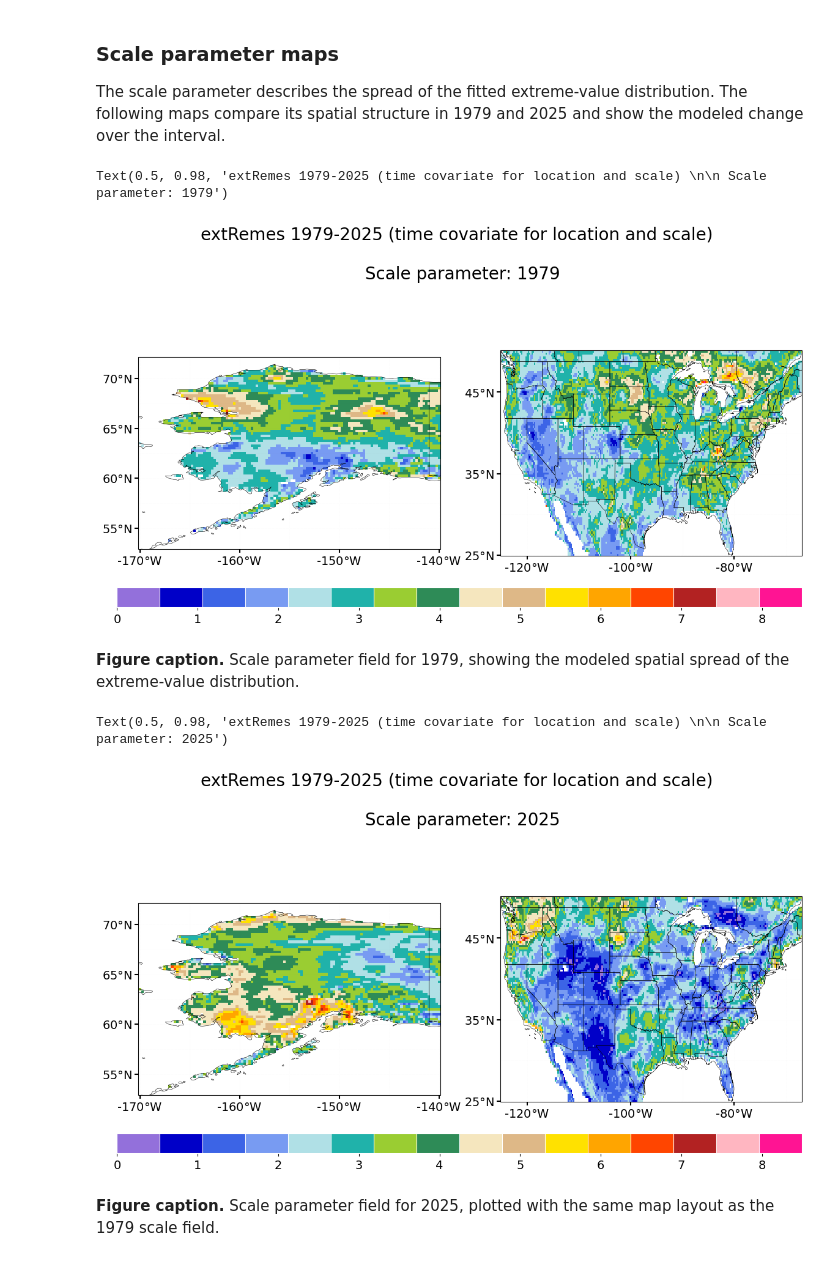
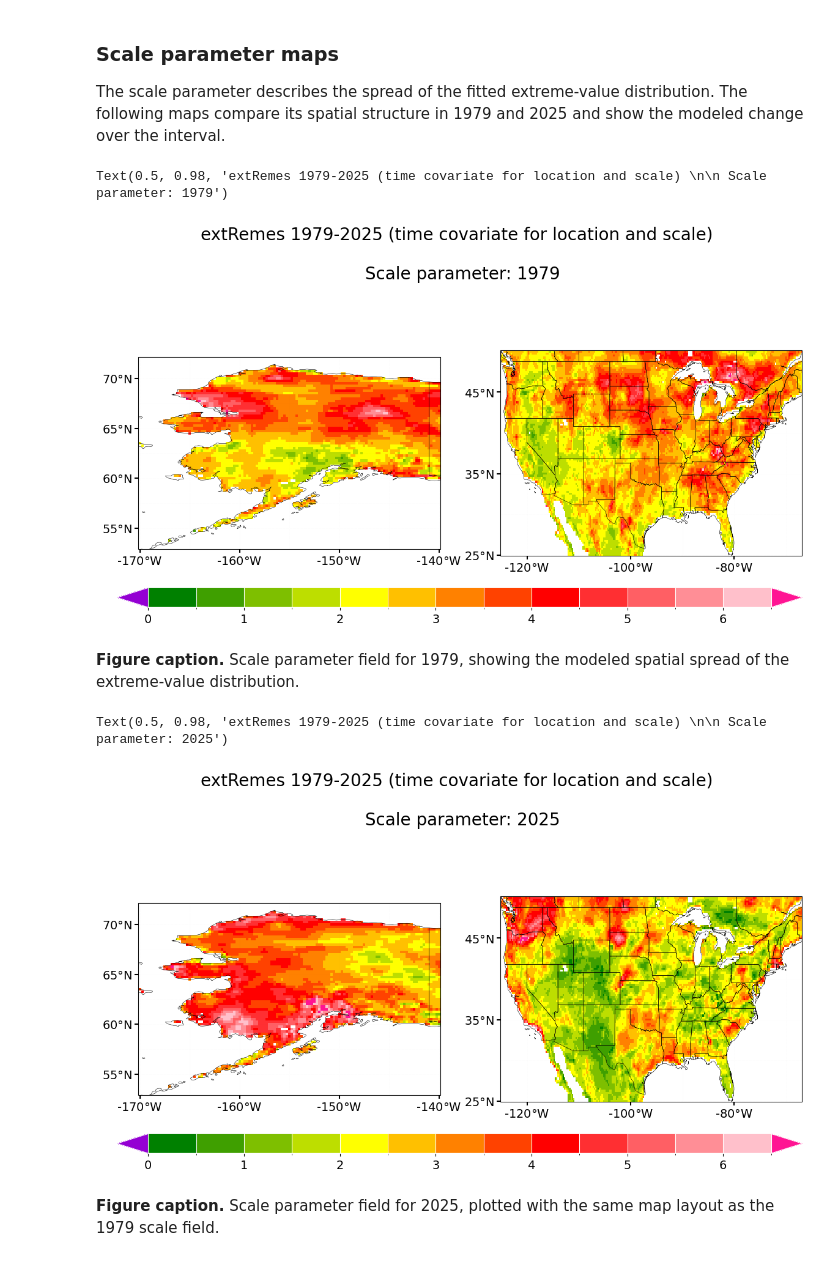
Before and after one commit to GaelleHervieux/TXx, a Jupyter notebook: TXx_USA_plots_extremes_1979.ipynb, the cells around one changed output. Drawn from its saved outputs; the diff is of its cells as text; code cells hidden in the pictures.

```diff
--- a/TXx_USA_plots_extremes_1979.ipynb
+++ b/TXx_USA_plots_extremes_1979.ipynb
@@ -247,8 +262,11 @@ Text(0.5, 0.98, 'extRemes 1979-2025 (time covariate for location and scale) \n\n
 
 The location parameter represents the central level of the fitted extreme-value distribution. These maps show its spatial pattern in 1979, its pattern in 2025, and the change between the two years.
 # %%
-clevs = np.arange(30,130,5)
-cmap = plt.get_cmap(cmaps.amwg,len(clevs)).copy()
+clevs = np.arange(30,130,10)
+cmap = plt.get_cmap(cmapI,len(clevs)).copy()
+cmap.set_under('darkviolet')
+cmap.set_over('deeppink')
+norm = mcolors.BoundaryNorm(boundaries=clevs, ncolors=cmap.N)
 
 proj=ccrs.PlateCarree()
 
@@ -256,7 +274,7 @@ fig, ax = plt.subplots(nrows=1,ncols=2,figsize=(14,8),subplot_kw={'projection':p
 plt.subplots_adjust(bottom=0.15, right=0.9)
 ax = ax.flatten()
 for ix in range(0,len(Tloc)):
-  cc = Tloc[ix].sel(time=yearb).plot.pcolormesh(ax=ax[ix],cmap=cmap,vmin=clevs[0],vmax=clevs[-1],add_colorbar=False)
+  cc = Tloc[ix].sel(time=yearb).plot.pcolormesh(ax=ax[ix],cmap=cmap,norm=norm,add_colorbar=False)
   ####
 for ix in range(0,len(Tloc)):
   grd = ax[ix].gridlines(
@@ -276,7 +294,7 @@ asp = np.diff(ax[0].get_xlim())[0] / np.diff(ax[0].get_ylim())[0]
 ax[1].set_aspect(asp)
 #
 ax_cbar = fig.add_axes([0.1, 0.2, 0.8, 0.04])
-cbar=fig.colorbar(cc,cax=ax_cbar,shrink=0.5,orientation='horizontal',drawedges=True)
+cbar=fig.colorbar(cc,cax=ax_cbar,shrink=0.5,orientation='horizontal',extend='both',drawedges=True)
 cbar.ax.tick_params(labelsize=14)
 cbar.set_label(label=f'{units}',fontsize=16)
 cbar.outline.set_edgecolor('w')
@@ -290,8 +308,11 @@ Text(0.5, 0.98, 'extRemes 1979-2025 (time covariate for location and scale) \n\n
 # %% [markdown]
 **Figure caption.** Location parameter field for 1979, representing the fitted central level of the extreme-value distribution.
 # %%
-clevs = np.arange(30,130,5)
-cmap = plt.get_cmap(cmaps.amwg,len(clevs)).copy()
+clevs = np.arange(30,130,10)
+cmap = plt.get_cmap(cmapI,len(clevs)).copy()
+cmap.set_under('darkviolet')
+cmap.set_over('deeppink')
+norm = mcolors.BoundaryNorm(boundaries=clevs, ncolors=cmap.N)
 
 proj=ccrs.PlateCarree()
 
@@ -299,7 +320,7 @@ fig, ax = plt.subplots(nrows=1,ncols=2,figsize=(14,8),subplot_kw={'projection':p
 plt.subplots_adjust(bottom=0.15, right=0.9)
 ax = ax.flatten()
 for ix in range(0,len(Tloc)):
-  cc = Tloc[ix].sel(time=yeare).plot.pcolormesh(ax=ax[ix],cmap=cmap,vmin=clevs[0],vmax=clevs[-1],add_colorbar=False)
+  cc = Tloc[ix].sel(time=yeare).plot.pcolormesh(ax=ax[ix],cmap=cmap,norm=norm,add_colorbar=False)
   ####
 for ix in range(0,len(Tloc)):
   grd = ax[ix].gridlines(
@@ -319,7 +340,7 @@ asp = np.diff(ax[0].get_xlim())[0] / np.diff(ax[0].get_ylim())[0]
 ax[1].set_aspect(asp)
 #
 ax_cbar = fig.add_axes([0.1, 0.2, 0.8, 0.04])
-cbar=fig.colorbar(cc,cax=ax_cbar,shrink=0.5,orientation='horizontal',drawedges=True)
+cbar=fig.colorbar(cc,cax=ax_cbar,shrink=0.5,orientation='horizontal',extend='both',drawedges=True)
 cbar.ax.tick_params(labelsize=14)
 cbar.set_label(label=f'{units}',fontsize=16)
 cbar.outline.set_edgecolor('w')
@@ -333,19 +354,19 @@ Text(0.5, 0.98, 'extRemes 1979-2025 (time covariate for location and scale) \n\n
 # %% [markdown]
 **Figure caption.** Location parameter field for 2025, using the same scale and geographic layout as the 1979 map.
 # %%
-clevs = np.arange(-10,12,2)
-cmap = plt.get_cmap('coolwarm',len(clevs)).copy()
-
+clevst = np.arange(-10,12,2)
+clevs= np.concatenate((np.arange(-10,0,2),[-0.5,0.5] ,np.arange(2,12,2)))
+cmap = cm.get_cmap(cmapA,len(clevs)+1)
 cmap.set_under('darkviolet')
 cmap.set_over('deeppink')
-norm = mcolors.TwoSlopeNorm(vcenter=0,vmin=clevs[0],vmax=-clevs[0])
+norm = mcolors.BoundaryNorm(boundaries=clevs, ncolors=cmap.N)
 proj=ccrs.PlateCarree()
 
 fig, ax = plt.subplots(nrows=1,ncols=2,figsize=(14,8),subplot_kw={'projection':proj})
 plt.subplots_adjust(bottom=0.15, right=0.9)
 ax = ax.flatten()
 for ix in range(0,len(Tloc)):
-  cc = (Tloc[ix].sel(time=yeare)-Tloc[ix].sel(time=yearb)).plot.pcolormesh(ax=ax[ix],cmap=cmap,vmin=clevs[0],vmax=clevs[-1],add_colorbar=False)
+  cc = (Tloc[ix].sel(time=yeare)-Tloc[ix].sel(time=yearb)).plot.pcolormesh(ax=ax[ix],cmap=cmap,norm=norm,add_colorbar=False)
   ####
 for ix in range(0,len(Tloc)):
   grd = ax[ix].gridlines(
@@ -365,7 +386,7 @@ asp = np.diff(ax[0].get_xlim())[0] / np.diff(ax[0].get_ylim())[0]
 ax[1].set_aspect(asp)
 #
 ax_cbar = fig.add_axes([0.1, 0.2, 0.8, 0.04])
-cbar=fig.colorbar(cc,cax=ax_cbar,shrink=0.5,orientation='horizontal',drawedges=True,norm=norm)
+cbar=fig.colorbar(cc,cax=ax_cbar,shrink=0.5,orientation='horizontal',extend='both',drawedges=True,ticks=clevs[:])
 cbar.ax.tick_params(labelsize=14)
 cbar.set_label(label=f'{units}',fontsize=16)
 cbar.outline.set_edgecolor('w')
@@ -384,8 +405,11 @@ Text(0.5, 0.98, 'extRemes 1979-2025 (time covariate for location and scale) \n\n
 
 The scale parameter describes the spread of the fitted extreme-value distribution. The following maps compare its spatial structure in 1979 and 2025 and show the modeled change over the interval.
 # %%
-clevs = np.arange(0,9,.5)
-cmap = plt.get_cmap(cmaps.amwg,len(clevs)).copy()
+clevs = np.arange(0,7,0.5)
+cmap = plt.get_cmap(cmapI,len(clevs)).copy()
+cmap.set_under('darkviolet')
+cmap.set_over('deeppink')
+norm = mcolors.BoundaryNorm(boundaries=clevs, ncolors=cmap.N)
 
 proj=ccrs.PlateCarree()
 
@@ -393,42 +417,45 @@ fig, ax = plt.subplots(nrows=1,ncols=2,figsize=(14,8),subplot_kw={'projection':p
 plt.subplots_adjust(bottom=0.15, right=0.9)
 ax = ax.flatten()
 for ix in range(0,len(Tloc)):
-  cc = Tscale[ix].sel(time=yearb).plot.pcolormesh(ax=ax[ix],cmap=cmap,vmin=clevs[0],vmax=clevs[-1],add_colorbar=False)
+  cc = Tscale[ix].sel(time=yearb).plot.pcolormesh(ax=ax[ix],cmap=cmap,norm=norm,add_colorbar=False)
   ####
 for ix in range(0,len(Tloc)):
   grd = ax[ix].gridlines(
     draw_labels=False,
     color='gray', alpha=0.01, linestyle='--')
   ax[ix].set_title(f'',fontsize=18)
   ax[ix].set_xlabel('')
   ax[ix].set_ylabel('')
   ax[ix].tick_params(axis='both',direction='out',width=1.5,length=4)
   ax[ix].set_xticks(ax[ix].get_xticks()[1:-1:2],crs=ccrs.PlateCarree())
   ax[ix].set_xticklabels([f'{round(ixx)}$\degree$W' for ixx in ax[ix].get_xticks()],size=14)
   ax[ix].add_feature(state_borders,zorder=100,edgecolor='k',linewidth=0.4)
   ax[ix].set_yticks(ax[ix].get_yticks()[1:-1:2],crs=ccrs.PlateCarree())
   ax[ix].set_yticklabels([f'{round(ixx)}$\degree$N' for ixx in ax[ix].get_yticks()],size=14)
 #
 asp = np.diff(ax[0].get_xlim())[0] / np.diff(ax[0].get_ylim())[0]
 ax[1].set_aspect(asp)
 #
 ax_cbar = fig.add_axes([0.1, 0.2, 0.8, 0.04])
-cbar=fig.colorbar(cc,cax=ax_cbar,shrink=0.5,orientation='horizontal',drawedges=True)
+cbar=fig.colorbar(cc,cax=ax_cbar,shrink=0.5,orientation='horizontal',extend='both',drawedges=True)
 cbar.ax.tick_params(labelsize=14)
 cbar.set_label(label=f'',fontsize=16)
 cbar.outline.set_edgecolor('w')
 cbar.dividers.set_edgecolor('w')
 cbar.dividers.set_linewidth(0.8)
 #
 plt.suptitle(f'{Tlabels[0]} \n\n Scale parameter: {yearb}',fontsize=20)
 # %% [output]
 Text(0.5, 0.98, 'extRemes 1979-2025 (time covariate for location and scale) \n\n Scale parameter: 1979')
-[figure, old version]
+[figure, new version]
 # %% [markdown]
 **Figure caption.** Scale parameter field for 1979, showing the modeled spatial spread of the extreme-value distribution.
 # %%
-clevs = np.arange(0,9,.5)
-cmap = plt.get_cmap(cmaps.amwg,len(clevs)).copy()
+clevs = np.arange(0,7,0.5)
+cmap = plt.get_cmap(cmapI,len(clevs)).copy()
+cmap.set_under('darkviolet')
+cmap.set_over('deeppink')
+norm = mcolors.BoundaryNorm(boundaries=clevs, ncolors=cmap.N)
 
 proj=ccrs.PlateCarree()
 
@@ -436,7 +463,7 @@ fig, ax = plt.subplots(nrows=1,ncols=2,figsize=(14,8),subplot_kw={'projection':p
 plt.subplots_adjust(bottom=0.15, right=0.9)
 ax = ax.flatten()
 for ix in range(0,len(Tloc)):
-  cc = Tscale[ix].sel(time=yeare).plot.pcolormesh(ax=ax[ix],cmap=cmap,vmin=clevs[0],vmax=clevs[-1],add_colorbar=False)
+  cc = Tscale[ix].sel(time=yeare).plot.pcolormesh(ax=ax[ix],cmap=cmap,norm=norm,add_colorbar=False)
   ####
 for ix in range(0,len(Tloc)):
   grd = ax[ix].gridlines(
@@ -456,7 +483,7 @@ asp = np.diff(ax[0].get_xlim())[0] / np.diff(ax[0].get_ylim())[0]
 ax[1].set_aspect(asp)
 #
 ax_cbar = fig.add_axes([0.1, 0.2, 0.8, 0.04])
-cbar=fig.colorbar(cc,cax=ax_cbar,shrink=0.5,orientation='horizontal',drawedges=True)
+cbar=fig.colorbar(cc,cax=ax_cbar,shrink=0.5,orientation='horizontal',extend='both',drawedges=True)
 cbar.ax.tick_params(labelsize=14)
 cbar.set_label(label=f'',fontsize=16)
 cbar.outline.set_edgecolor('w')
@@ -466,7 +493,7 @@ cbar.dividers.set_linewidth(0.8)
 plt.suptitle(f'{Tlabels[0]} \n\n Scale parameter: {yeare}',fontsize=20)
 # %% [output]
 Text(0.5, 0.98, 'extRemes 1979-2025 (time covariate for location and scale) \n\n Scale parameter: 2025')
-[figure, old version]
+[figure, new version]
 # %% [markdown]
 **Figure caption.** Scale parameter field for 2025, plotted with the same map layout as the 1979 scale field.
 # %%
```
Also changed, not shown: parts of 9 cells of this notebook, 1 other file.
